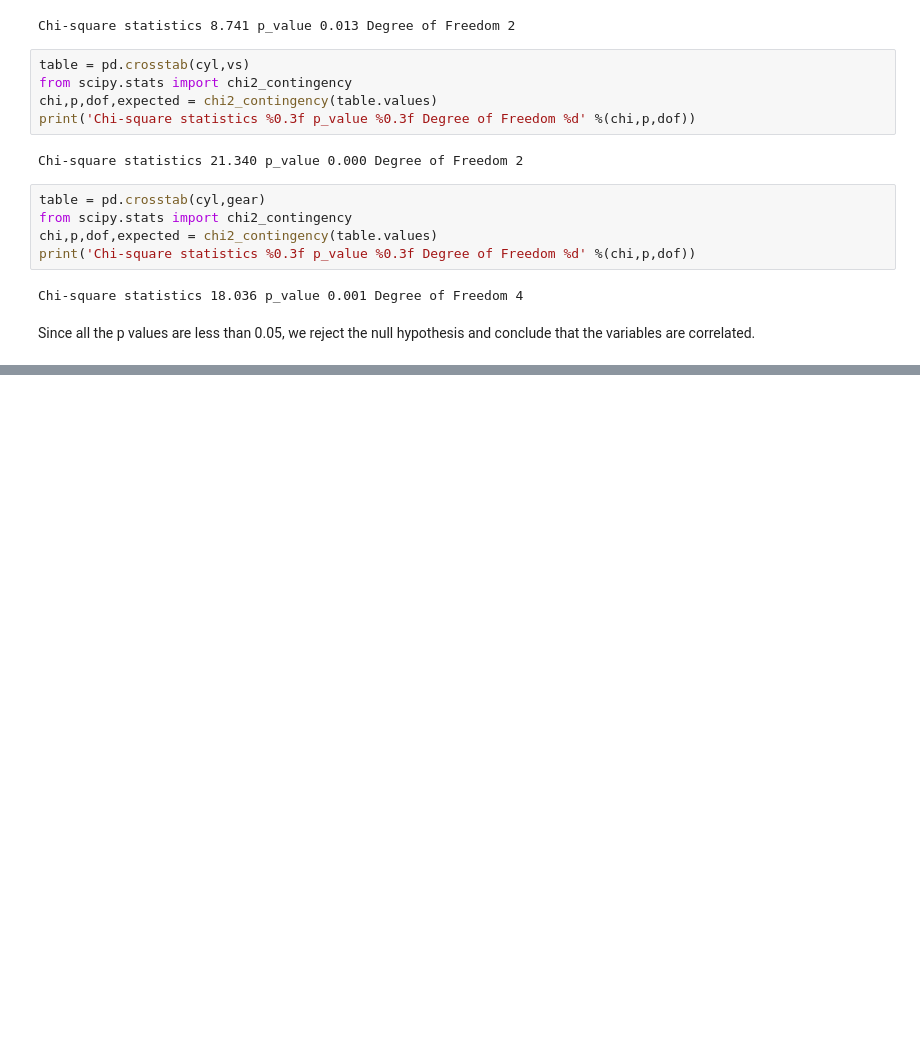
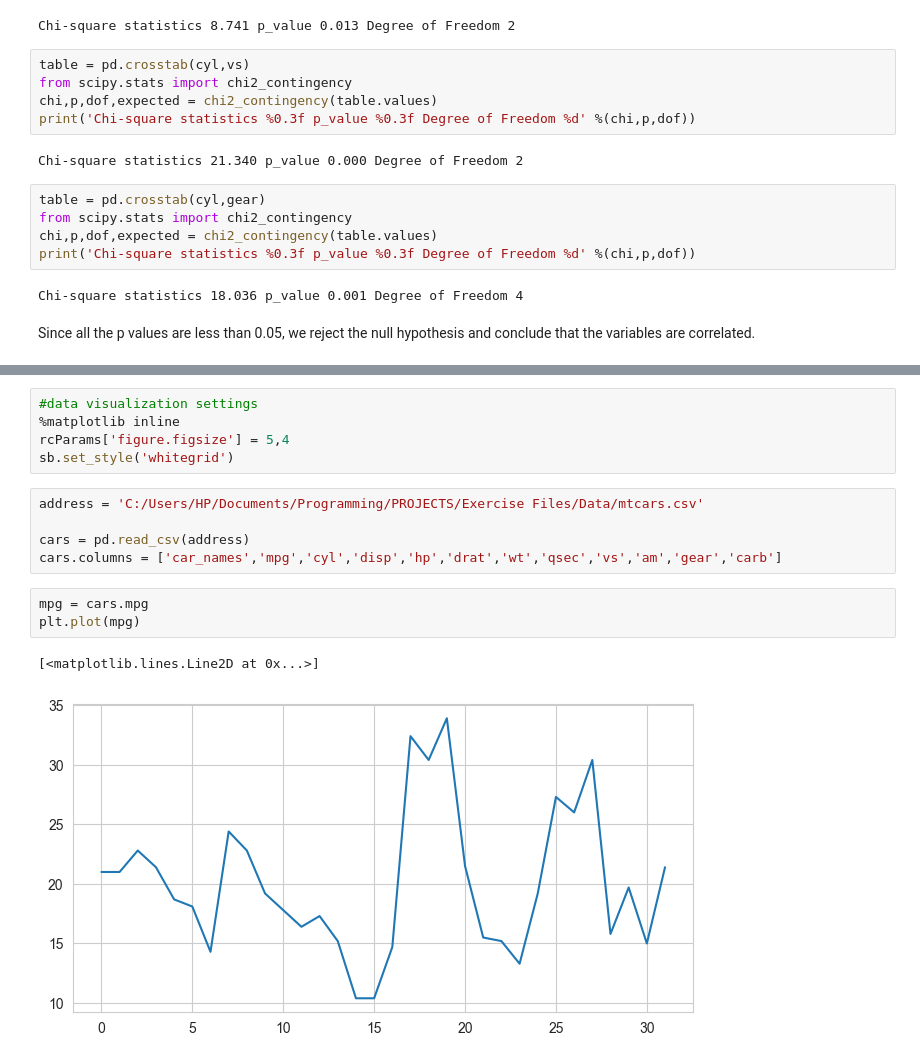
Before and after one commit to AbdullatifSadiq/Basic-Data-Science-Exercises, a Jupyter notebook: mathsAndStats.ipynb, the cells around one changed output, grey strips where cells are left out. Drawn from its saved outputs; the diff is of its cells as text; blank space fills up the shorter version.

```diff
--- a/mathsAndStats.ipynb
+++ b/mathsAndStats.ipynb
@@ -414,0 +442,16 @@ Since all the p values are less than 0.05, we reject the null hypothesis and con
+# %%
+#data visualization settings
+%matplotlib inline
+rcParams['figure.figsize'] = 5,4
+sb.set_style('whitegrid')
+# %%
+address = 'C:/Users/HP/Documents/Programming/PROJECTS/Exercise Files/Data/mtcars.csv'
+
+cars = pd.read_csv(address)
+cars.columns = ['car_names','mpg','cyl','disp','hp','drat','wt','qsec','vs','am','gear','carb']
+# %%
+mpg = cars.mpg
+plt.plot(mpg)
+# %% [output]
+[<matplotlib.lines.Line2D at 0x...>]
+[figure, added]
```
Also changed, not shown: parts of 26 cells of this notebook.
